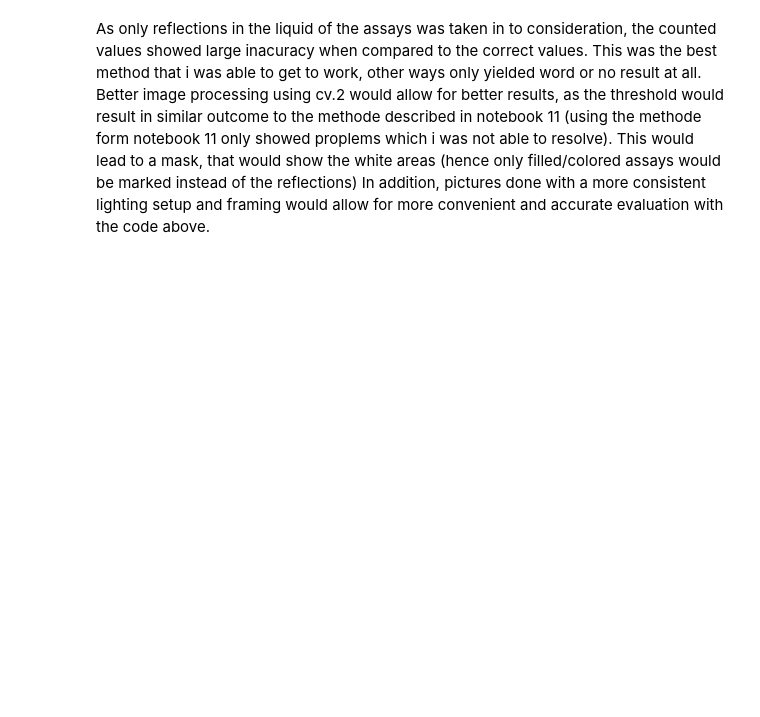
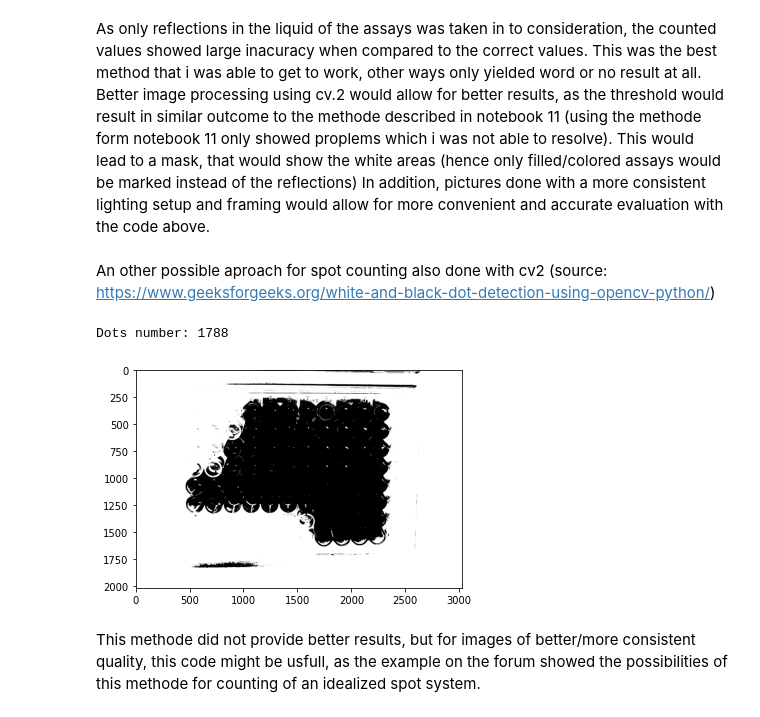
Before and after one commit to TillVollmer5/DSF-FS2022, a Jupyter notebook: CodingTask2.ipynb, the cells around one changed output. Saved outputs shown, nothing was run; the diff lists cells and outputs as text; code cells hidden in the pictures; blank space fills up the shorter version.

```diff
--- a/CodingTask2.ipynb
+++ b/CodingTask2.ipynb
@@ -182,3 +182,34 @@ spots in the image IMG_5391.png  :  39
 spots in the image IMG_5392.png  :  55
 # %% [markdown]
 As only reflections in the liquid of the assays was taken in to consideration, the counted values showed large inacuracy when compared to the correct values. This was the best method that i was able to get to work, other ways only yielded word or no result at all. Better image processing using cv.2 would allow for better results, as the threshold would result in similar outcome to the methode described in notebook 11 (using the methode form notebook 11 only showed proplems which i was not able to resolve). This would lead to a mask, that would show the white areas (hence only filled/colored assays would be marked instead of the reflections) In addition, pictures done with a more consistent lighting setup and framing would allow for more convenient and accurate evaluation with the code above.
+# %% [markdown]
+An other possible aproach for spot counting also done with cv2 (source: https://www.geeksforgeeks.org/white-and-black-dot-detection-using-opencv-python/)
+# %%
+url_pre = '/content/drive/MyDrive/DSF/Images/'
+url_name = 'IMG_5379.png'
+image = cv2.imread(url_pre+url_im_name, 0)
+gray = image[image.shape[0]//2:image.shape[0],:]
+#plt.imshow(gray, cmap='gray')
+th, threshed = cv2.threshold(gray, 120, 255,
+          cv2.THRESH_BINARY|cv2.THRESH_OTSU)
+plt.imshow(threshed, cmap='gray')
+# findcontours
+cnts = cv2.findContours(threshed, cv2.RETR_LIST,
+                    cv2.CHAIN_APPROX_SIMPLE)[-2]
+
+# filter by area
+s1 = 3
+s2 = 20
+xcnts = []
+
+for cnt in cnts:
+    if s1<cv2.contourArea(cnt) <s2:
+        xcnts.append(cnt)
+
+# printing output
+print("\nDots number: {}".format(len(xcnts)))
+# %% [output]
+Dots number: 1788
+[figure, added]
+# %% [markdown]
+This methode did not provide better results, but for images of better/more consistent quality, this code might be usfull, as the example on the forum showed the possibilities of this methode for counting of an idealized spot system.
```
Also changed, not shown: parts of 1 cell of this notebook.
